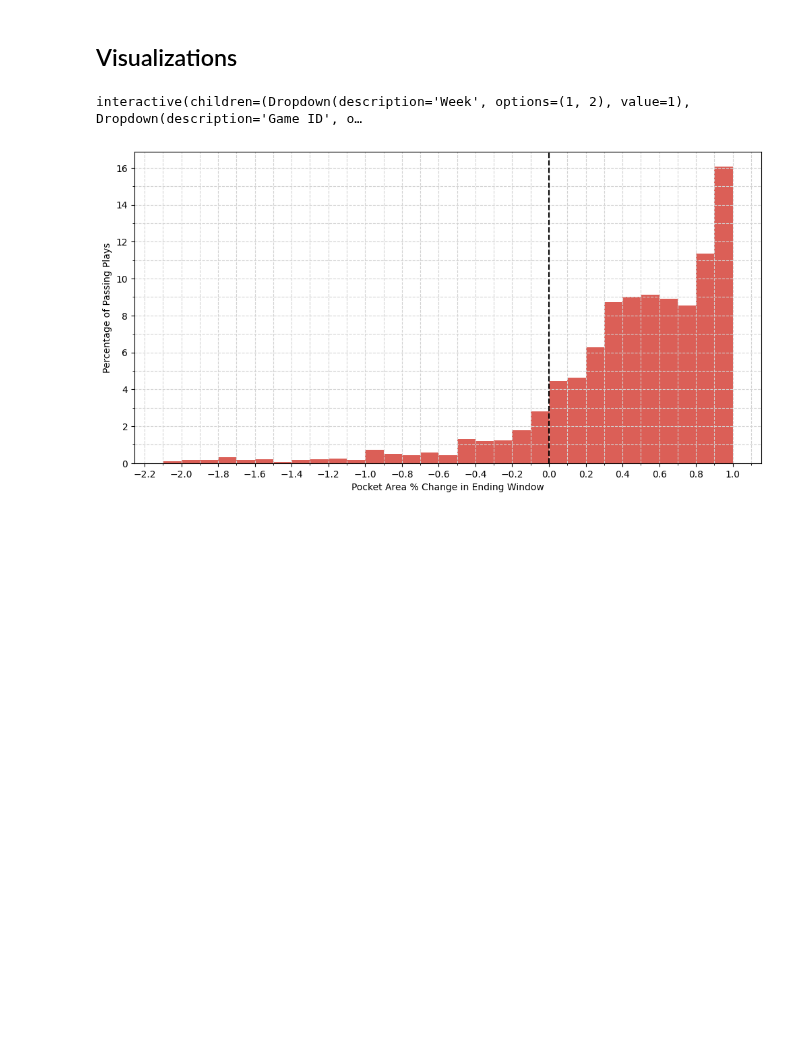
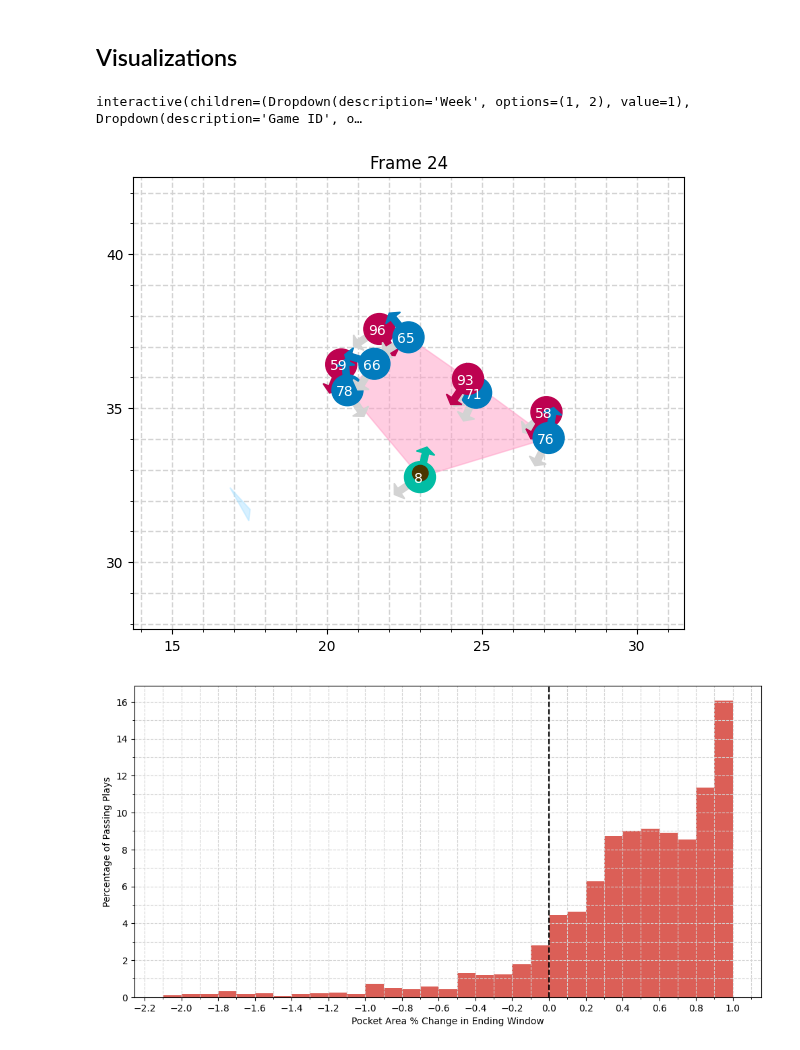
Before and after one commit to vingkan/nflbigdatabowl2023, a Jupyter notebook: notebooks/vinesh/spotlight_search.ipynb, the cells around one changed output. Drawn from its saved outputs; the diff is of its cells as text; code cells hidden in the pictures; blank space fills up the shorter version.

```diff
--- a/notebooks/vinesh/spotlight_search.ipynb
+++ b/notebooks/vinesh/spotlight_search.ipynb
@@ -239,18 +239,49 @@ df_results[cols].head()
 | 1702 | 2021092000 | 3294 | 2.5 | 4.5 | 12.40950 | 0.07730 | 0.993771 | 1.0 | ... |
 # %% [markdown]
 ## Visualizations
-# %%
-from src.visualization.interactive_play_selector import create_interactive_play_selector
-
-
-create_interactive_play_selector(
-    df_plays,
-    df_tracking,
-    df_areas,
-    continuous_update=True
-)
-# %% [output]
-interactive(children=(Dropdown(description='Week', options=(1, 2), value=1), Dropdown(description='Game ID', o…
+# %%
+from src.visualization.interactive_play_selector import create_interactive_play_selector
+
+
+create_interactive_play_selector(
+    df_plays,
+    df_tracking,
+    df_areas,
+    continuous_update=True
+)
+# %% [output]
+interactive(children=(Dropdown(description='Week', options=(1, 2), value=1), Dropdown(description='Game ID', o…
+# %%
+def patch_from_polygon(shape: Polygon, **kwargs) -> PolygonPatch:
+    vertices = list(shape.exterior.coords)
+    patch = PolygonPatch(vertices, **kwargs)
+    return patch
+# %%
+from matplotlib.patches import Polygon as PolygonPatch
+from src.visualization.interactive_pocket_area import plot_play_pocket
+
+game_id = 2021091212
+play_id = 421
+frame_id = 24
+query_play = f"gameId == {game_id} and playId == {play_id}"
+df_tracking_play = df_tracking.query(query_play)
+
+spotlight = df_spotlight_search.query(query_play).reset_index().iloc[0]
+difference_patch = patch_from_polygon(
+    spotlight["polygon_difference"],
+    color="#ff9cc5",
+    alpha=0.5,
+)
+end_patch = patch_from_polygon(
+    spotlight["polygon_end"],
+    color="#b0e3ff",
+    alpha=0.5,
+)
+patches = [difference_patch, end_patch]
+
+plot_play_pocket(df_tracking_play, frame_id, patches)
+# %% [output]
+[figure, added]
 # %%
 from matplotlib.ticker import MultipleLocator
 
```
Also changed, not shown: 1 other file.
